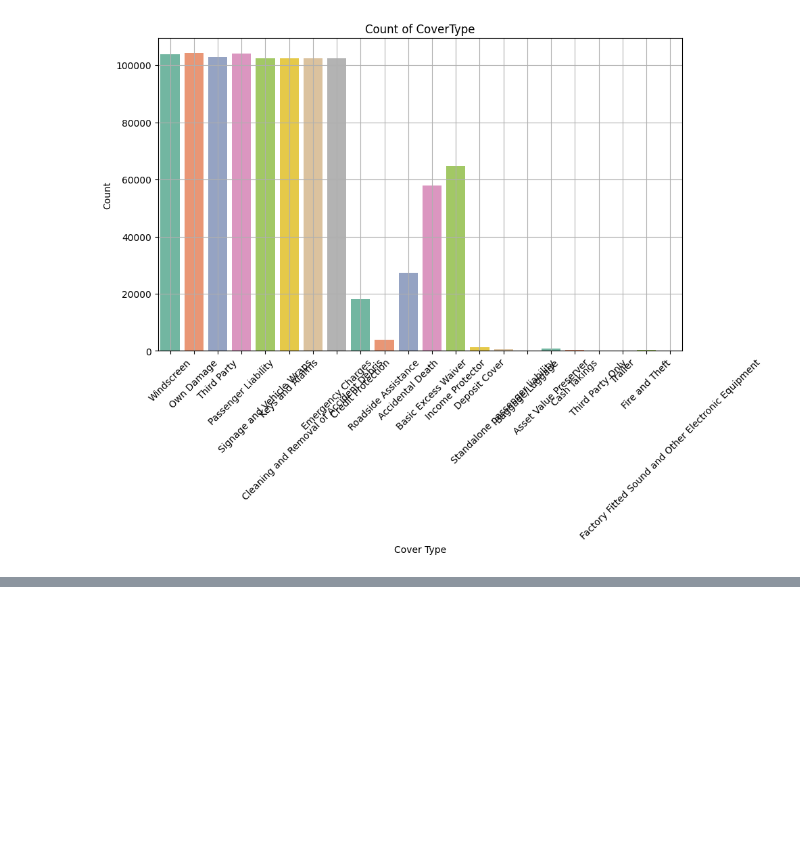
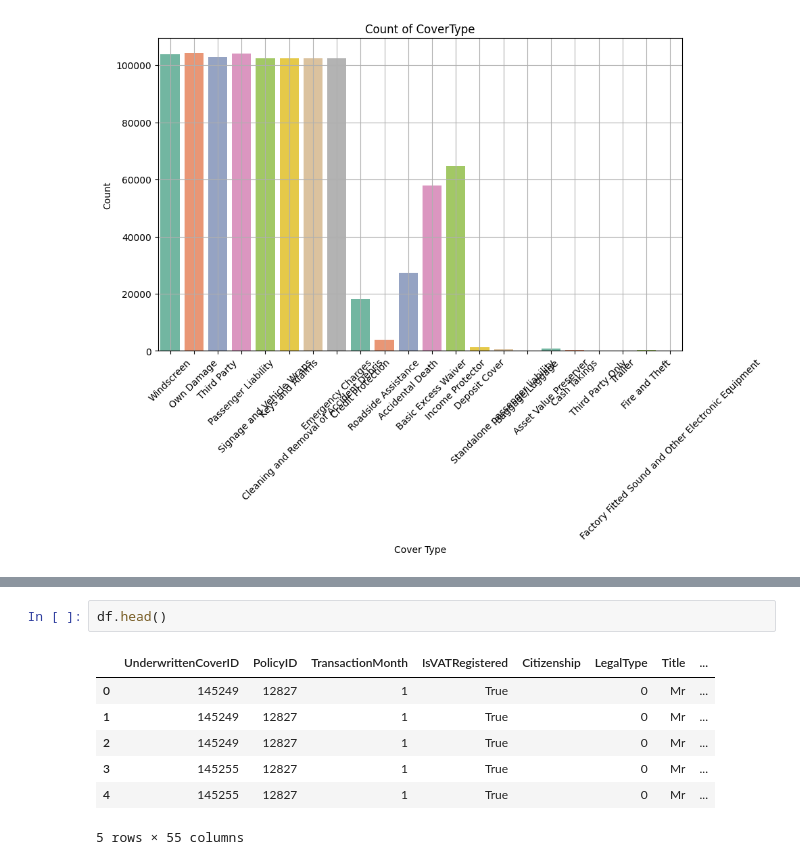
Before and after one commit to Yaadee/insurance_data_analysis, a Jupyter notebook: notebooks/EDA.ipynb, the cells around one changed output, grey strips where cells are left out. Cells and saved outputs as stored; diff of their text form; blank space fills up the shorter version.

```diff
--- a/notebooks/EDA.ipynb
+++ b/notebooks/EDA.ipynb
@@ -465,0 +487,10 @@ Passing `palette` without assigning `hue` is deprecated and will be removed in v
+# %%
+df.head()
+# %% [output]
+|  | UnderwrittenCoverID | PolicyID | TransactionMonth | IsVATRegistered | Citizenship | LegalType | Title | ... |
+| 0 | 145249 | 12827 | 1 | True |  | 0 | Mr | ... |
+| 1 | 145249 | 12827 | 1 | True |  | 0 | Mr | ... |
+| 2 | 145249 | 12827 | 1 | True |  | 0 | Mr | ... |
+| 3 | 145255 | 12827 | 1 | True |  | 0 | Mr | ... |
+| 4 | 145255 | 12827 | 1 | True |  | 0 | Mr | ... |
+5 rows × 55 columns
```
Also changed, not shown: parts of 4 cells of this notebook, 7 other files.
